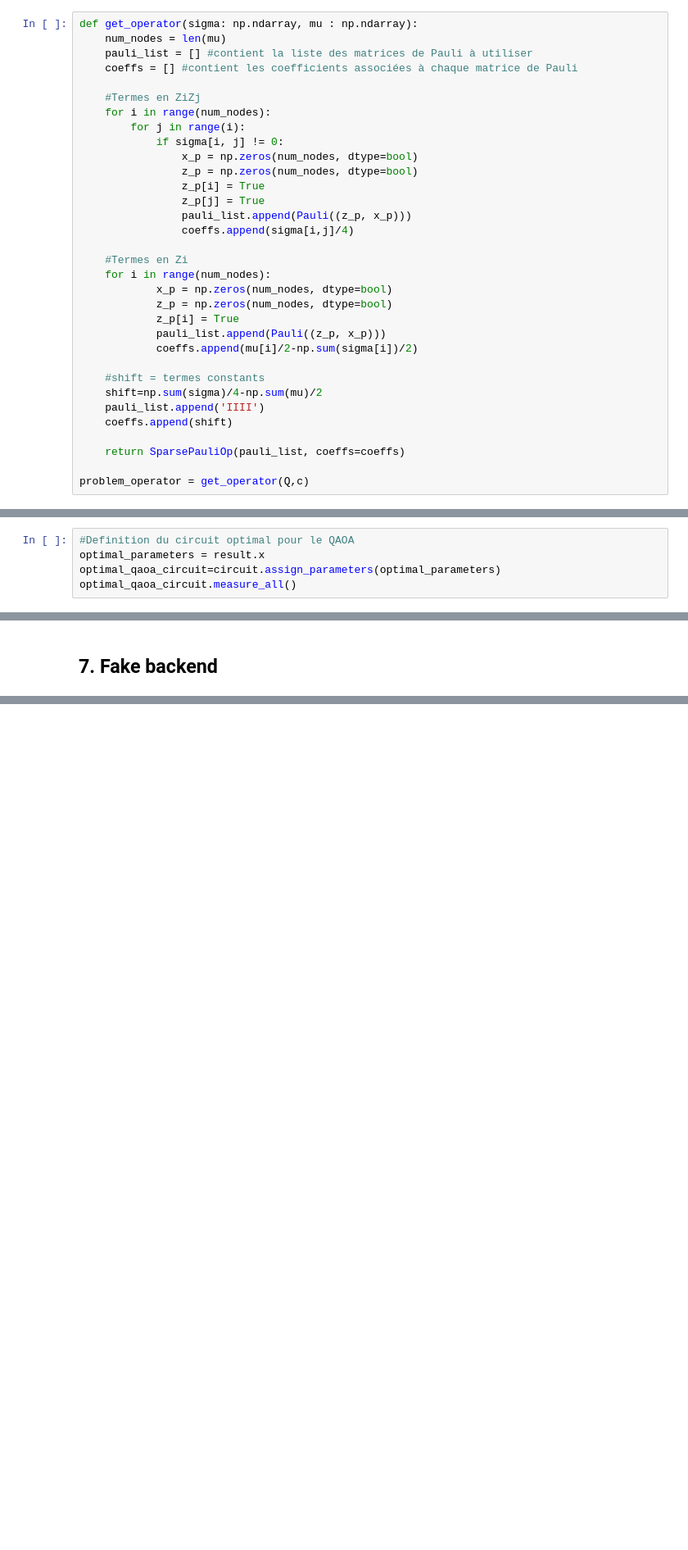
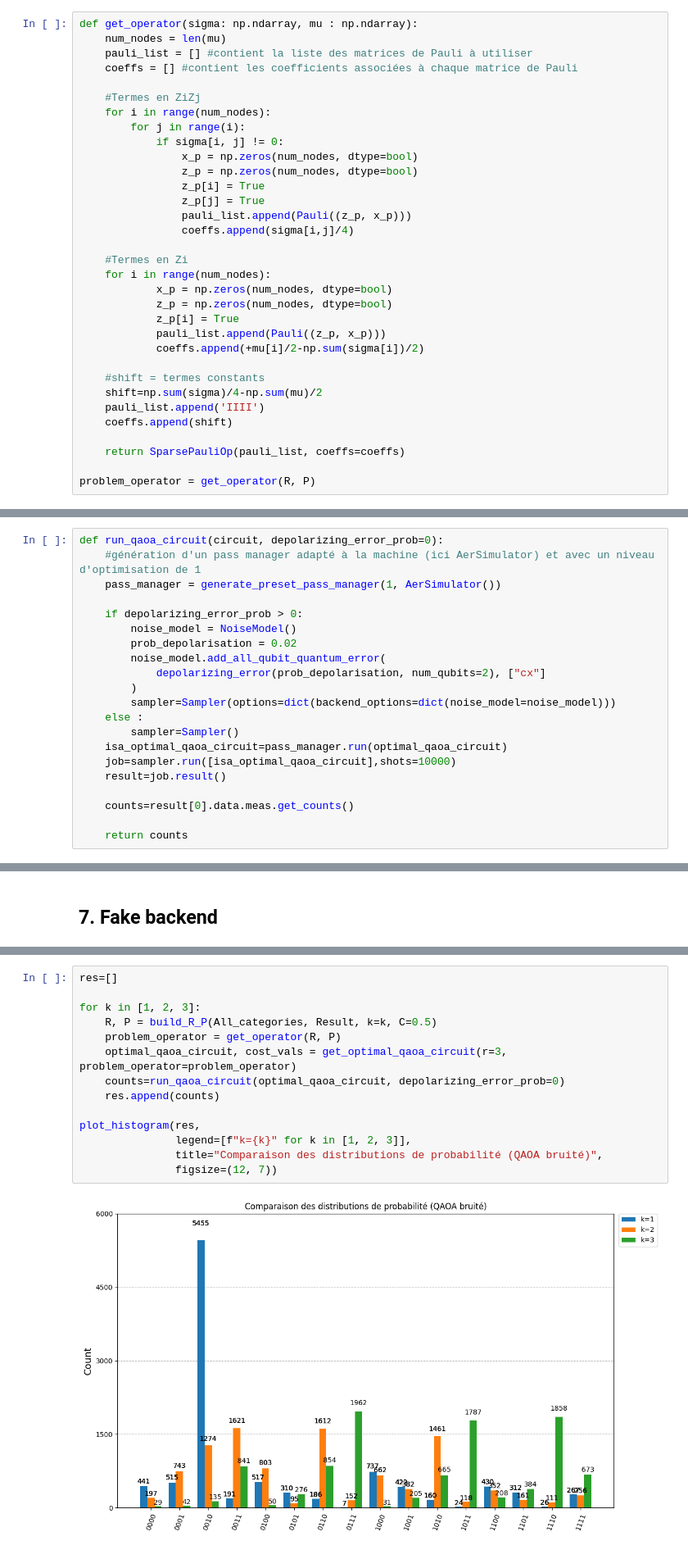
Before and after one commit to hugopgs/Application_Informatique_Quantique, a Jupyter notebook: Projet Noté/Projet.ipynb, the cells around one changed output, grey strips where cells are left out. Shown at 82% size. Saved outputs shown, nothing was run; the diff lists cells and outputs as text; blank space fills up the shorter version.

```diff
--- a/Projet Noté/Projet.ipynb
+++ b/Projet Noté/Projet.ipynb
@@ -204,7 +260,7 @@ def get_operator(sigma: np.ndarray, mu : np.ndarray):
             z_p = np.zeros(num_nodes, dtype=bool)
             z_p[i] = True
             pauli_list.append(Pauli((z_p, x_p)))
-            coeffs.append(mu[i]/2-np.sum(sigma[i])/2)
+            coeffs.append(+mu[i]/2-np.sum(sigma[i])/2)
 
     #shift = termes constants
     shift=np.sum(sigma)/4-np.sum(mu)/2
@@ -213,7 +269,7 @@ def get_operator(sigma: np.ndarray, mu : np.ndarray):
 
     return SparsePauliOp(pauli_list, coeffs=coeffs)
 
-problem_operator = get_operator(Q,c)
+problem_operator = get_operator(R, P)
 # %% [markdown]
 ## 5. QAOA
 # %%
@@ -260,5 +326,21 @@ plt.show()
 # %%
-#Definition du circuit optimal pour le QAOA
-optimal_parameters = result.x
-optimal_qaoa_circuit=circuit.assign_parameters(optimal_parameters)
-optimal_qaoa_circuit.measure_all()
+def run_qaoa_circuit(circuit, depolarizing_error_prob=0):
+    #génération d'un pass manager adapté à la machine (ici AerSimulator) et avec un niveau d'optimisation de 1
+    pass_manager = generate_preset_pass_manager(1, AerSimulator())
+
+    if depolarizing_error_prob > 0:
+        noise_model = NoiseModel()
+        prob_depolarisation = 0.02
+        noise_model.add_all_qubit_quantum_error(
+            depolarizing_error(prob_depolarisation, num_qubits=2), ["cx"]
+        )
+        sampler=Sampler(options=dict(backend_options=dict(noise_model=noise_model)))
+    else :
+        sampler=Sampler()
+    isa_optimal_qaoa_circuit=pass_manager.run(optimal_qaoa_circuit)
+    job=sampler.run([isa_optimal_qaoa_circuit],shots=10000)
+    result=job.result()
+
+    counts=result[0].data.meas.get_counts()
+
+    return counts
@@ -317,0 +366,16 @@ plot_histogram(result[0].data.meas.get_counts())
+# %%
+res=[]
+
+for k in [1, 2, 3]:
+    R, P = build_R_P(All_categories, Result, k=k, C=0.5)
+    problem_operator = get_operator(R, P)
+    optimal_qaoa_circuit, cost_vals = get_optimal_qaoa_circuit(r=3, problem_operator=problem_operator)
+    counts=run_qaoa_circuit(optimal_qaoa_circuit, depolarizing_error_prob=0)
+    res.append(counts)
+
+plot_histogram(res,
+               legend=[f"k={k}" for k in [1, 2, 3]],
+               title="Comparaison des distributions de probabilité (QAOA bruité)",
+               figsize=(12, 7))
+# %% [output]
+[figure, added]
```
Also changed, not shown: parts of 24 cells of this notebook.
